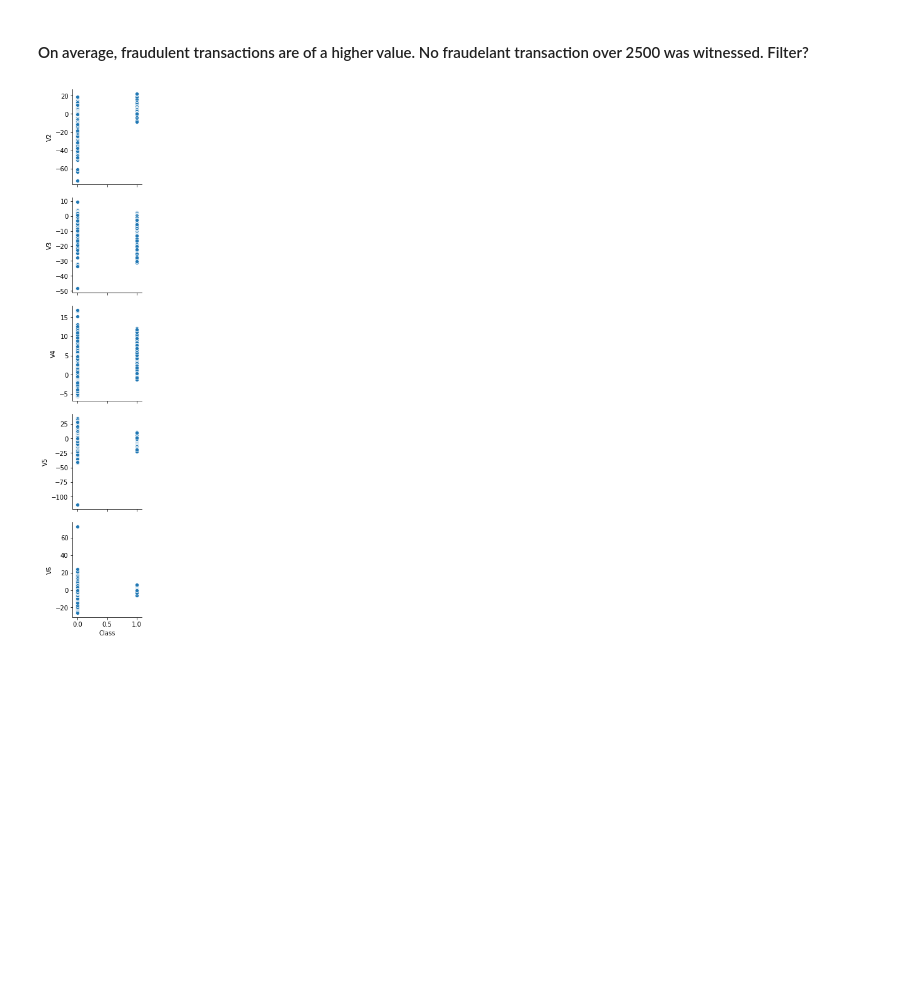
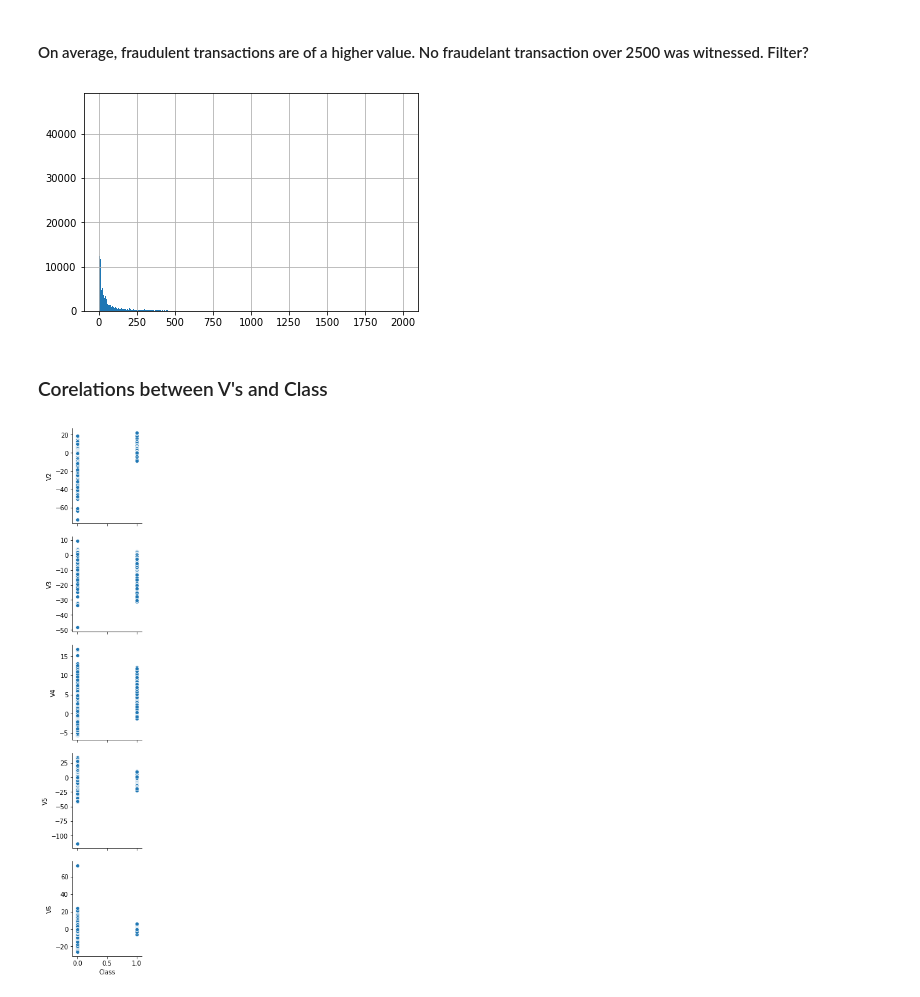
Before and after one commit to llyjam001/CreditCardFraud, a Jupyter notebook: creditcardfraud/notebooks/james_lloyd_eda.ipynb, the cells around one changed output. Cells and saved outputs as stored; diff of their text form; code cells hidden in the pictures; blank space fills up the shorter version.

Commit message:
Explore corelation between class variable and other variables

```diff
--- a/creditcardfraud/notebooks/james_lloyd_eda.ipynb
+++ b/creditcardfraud/notebooks/james_lloyd_eda.ipynb
@@ -183,6 +181,12 @@ sns.boxplot (df [df.Class == 1].Amount)
 [figure]
 # %% [markdown]
 #### On average, fraudulent transactions are of a higher value. No fraudelant transaction over 2500 was witnessed. Filter?
+# %%
+df[df ['Amount'] < 2000].Amount.hist (bins = 1000);
+# %% [output]
+[figure, added]
+# %% [markdown]
+### Corelations between V's and Class
 # %%
 for i in range (2,30, 5):
     sns.pairplot (df, x_vars=['Class'],y_vars = df.columns [i:i+5])
```
Also changed, not shown: parts of 3 cells of this notebook.
